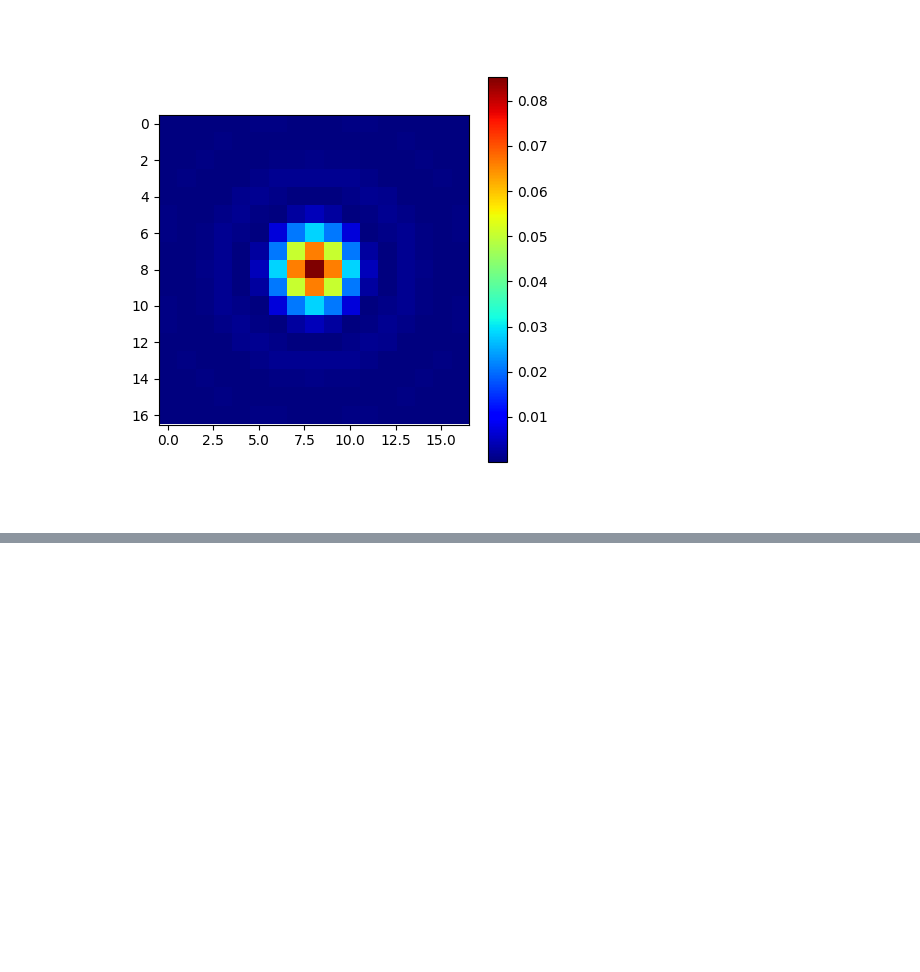
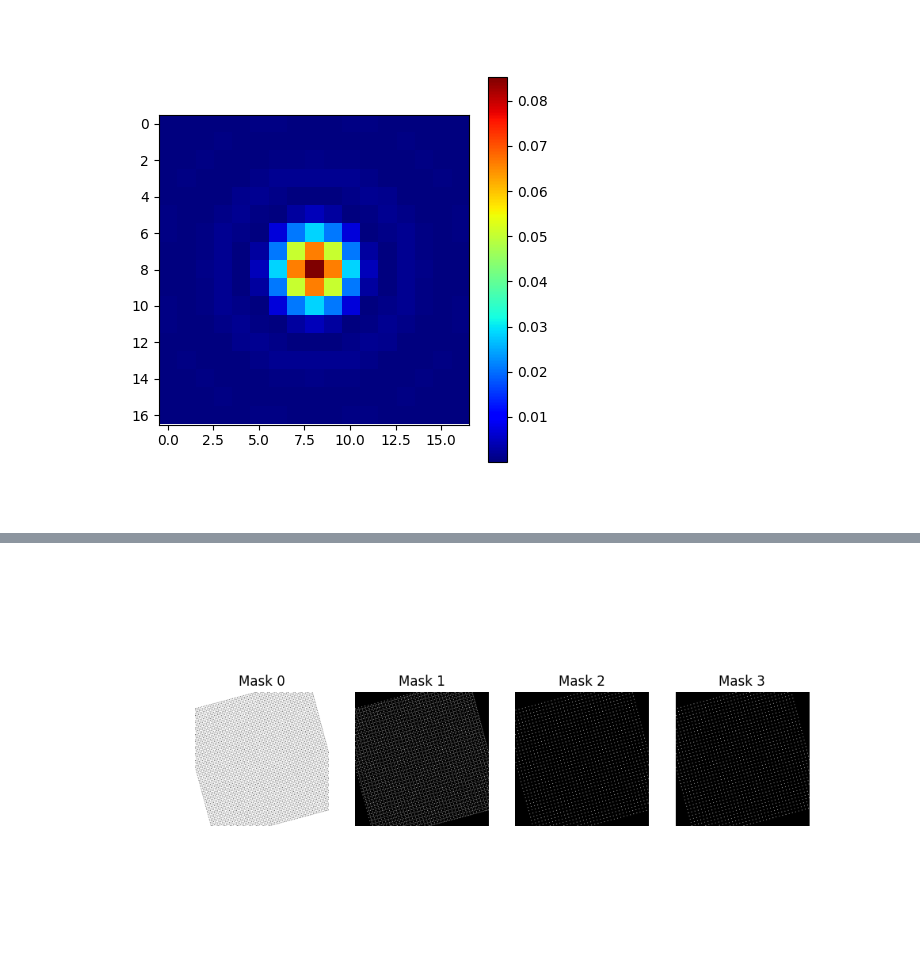
Before and after one commit to utkarshp1161/pystemsim, a Jupyter notebook: Generate_Dataset.ipynb, the cells around one changed output, grey strips where cells are left out. Cells and saved outputs as stored; diff of their text form; code cells hidden in the pictures; blank space fills up the shorter version.

```diff
--- a/Generate_Dataset.ipynb
+++ b/Generate_Dataset.ipynb
@@ -95,0 +110,12 @@ ax[1].imshow(noisy_image, cmap='gray')
+# %%
+masks = dg.get_masks(rot_xtal, axis_extent = axis_extent, pixel_size = pixel_size, radius = 5, mode='one_hot')
+
+fig, ax = plt.subplots(1, 4, sharex=True, sharey=True, figsize=(10, 5))
+
+ax = ax.ravel()
+for i in range(4):
+    ax[i].imshow(masks[i,:,:], cmap='gray')
+    ax[i].axis('off')
+    ax[i].set_title(f'Mask {i}')
+# %% [output]
+[figure, added]
```
Also changed, not shown: parts of 8 cells of this notebook, 1 other file.
